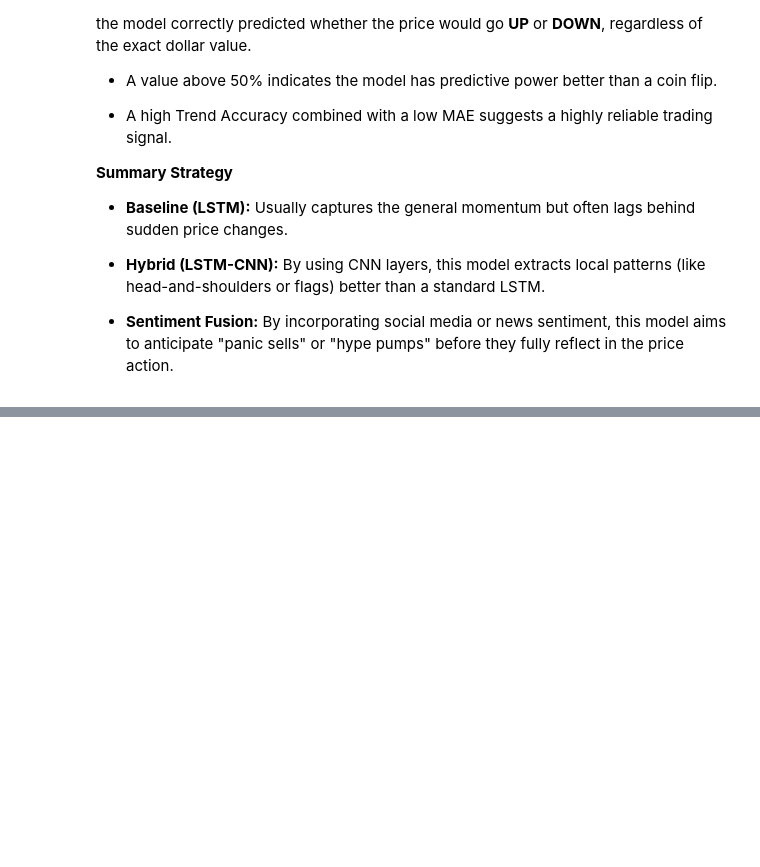
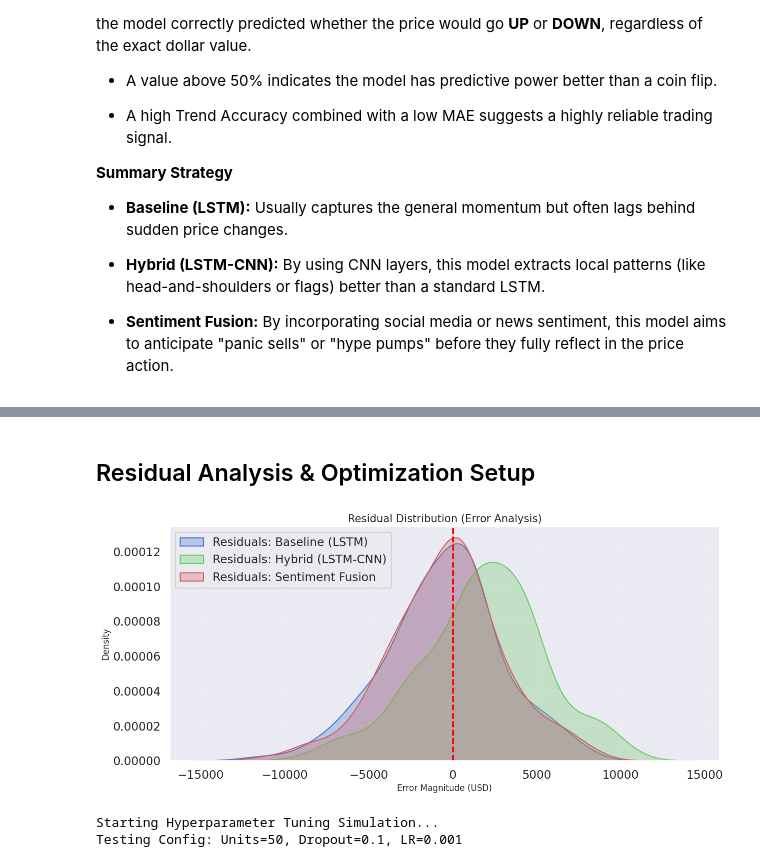
Before and after one commit to StanciuAlin/Crypto-Trend-DeepLearning, a Jupyter notebook: Crypto_Trend_Prediction_Baseline.ipynb, the cells around one changed output, grey strips where cells are left out. Cells and saved outputs as stored; diff of their text form; code cells hidden in the pictures; blank space fills up the shorter version.

```diff
--- a/Crypto_Trend_Prediction_Baseline.ipynb
+++ b/Crypto_Trend_Prediction_Baseline.ipynb
@@ -669,0 +789,72 @@ plt.show()
+# %% [markdown]
+## Residual Analysis & Optimization Setup
+# %%
+# --- 1. RESIDUAL ANALYSIS ---
+def plot_residuals(y_true, predictions_dict):
+    plt.figure(figsize=(14, 6))
+
+    for name, pred in predictions_dict.items():
+        # Calculate residuals: Actual - Predicted
+        residuals = y_true.flatten() - pred.flatten()
+        sns.kdeplot(residuals, label=f'Residuals: {name}', fill=True, alpha=0.3)
+
+    plt.axvline(0, color='red', linestyle='--')
+    plt.title('Residual Distribution (Error Analysis)', fontsize=15)
+    plt.xlabel('Error Magnitude (USD)', fontsize=12)
+    plt.ylabel('Density', fontsize=12)
+    plt.legend()
+    plt.grid(alpha=0.2)
+    plt.show()
+
+# Visualize where the errors are concentrated
+plot_residuals(y_test_final_adj, dict_preds)
+
+# --- 2. HYPERPARAMETER OPTIMIZATION (Tuning Logic) ---
+# We will create a function that builds a model based on specific parameters
+def build_optimized_lstm(units, dropout_rate, learning_rate, input_shape):
+    model = Sequential([
+        LSTM(units=units, return_sequences=True, input_shape=input_shape),
+        Dropout(dropout_rate),
+        LSTM(units=units // 2, return_sequences=False),
+        Dropout(dropout_rate),
+        Dense(units=25),
+        Dense(units=1)
+    ])
+
+    optimizer = tf.keras.optimizers.Adam(learning_rate=learning_rate)
+    model.compile(optimizer=optimizer, loss='mse')
+    return model
+
+# Example of a simple Grid Search for the best configuration
+print("Starting Hyperparameter Tuning Simulation...")
+param_grid = {
+    'units': [50, 100],
+    'dropout': [0.1, 0.2],
+    'lr': [0.001, 0.01]
+}
+
+best_score = float('inf')
+best_params = {}
+
+# We simulate a small search (In a real scenario, use KerasTuner)
+for u in param_grid['units']:
+    for d in param_grid['dropout']:
+        for lr in param_grid['lr']:
+            print(f"Testing Config: Units={u}, Dropout={d}, LR={lr}")
+            # Note: For speed, we use fewer epochs in the search
+            temp_model = build_optimized_lstm(u, d, lr, (X_test_final.shape[1], 1))
+            history = temp_model.fit(X_test_final[:,:,0:1], y_test_final_adj,
+                                     epochs=5, batch_size=32, verbose=0)
+
+            final_loss = history.history['loss'][-1]
+            if final_loss < best_score:
+                best_score = final_loss
+                best_params = {'units': u, 'dropout': d, 'lr': lr}
+
+print("\n--- TUNING COMPLETE ---")
+print(f"Best Parameters Found: {best_params}")
+print(f"Best Training MSE: {best_score:.6f}")
+# %% [output]
+[figure, added]
+Starting Hyperparameter Tuning Simulation...
+Testing Config: Units=50, Dropout=0.1, LR=0.001
```
Also changed, not shown: parts of 43 cells of this notebook.
